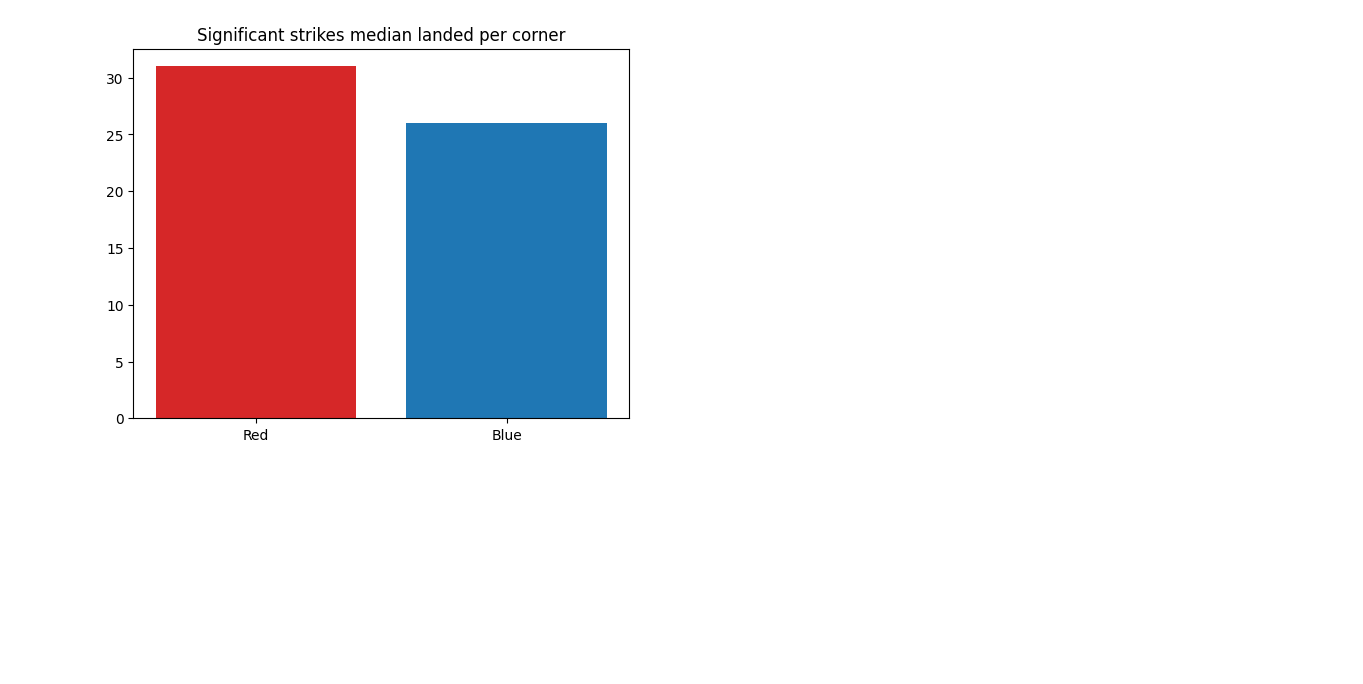
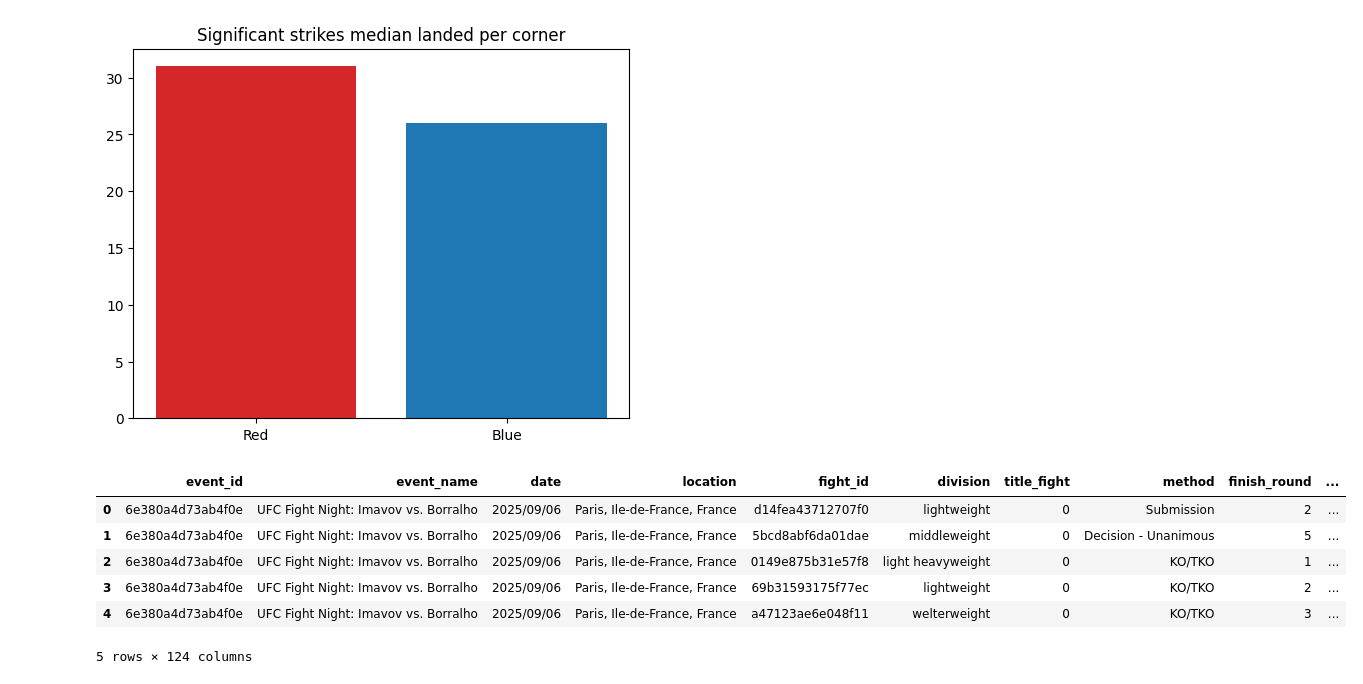
Before and after one commit to ATalaveraDev/UFC_analisys, a Jupyter notebook: notebooks/descriptive analysis.ipynb, the cells around one changed output. Saved outputs shown, nothing was run; the diff lists cells and outputs as text; code cells hidden in the pictures; blank space fills up the shorter version.

```diff
--- a/notebooks/descriptive analysis.ipynb
+++ b/notebooks/descriptive analysis.ipynb
@@ -131,3 +140,13 @@ ax.set_title('Significant strikes median landed per corner')
 # %% [output]
 Text(0.5, 1.0, 'Significant strikes median landed per corner')
 [figure]
+# %%
+data.head()
+# %% [output]
+|  | event_id | event_name | date | location | fight_id | division | title_fight | method | finish_round | ... |
+| 0 | 6e380a4d73ab4f0e | UFC Fight Night: Imavov vs. Borralho | 2025/09/06 | Paris, Ile-de-France, France | d14fea43712707f0 | lightweight | 0 | Submission | 2 | ... |
+| 1 | 6e380a4d73ab4f0e | UFC Fight Night: Imavov vs. Borralho | 2025/09/06 | Paris, Ile-de-France, France | 5bcd8abf6da01dae | middleweight | 0 | Decision - Unanimous | 5 | ... |
+| 2 | 6e380a4d73ab4f0e | UFC Fight Night: Imavov vs. Borralho | 2025/09/06 | Paris, Ile-de-France, France | 0149e875b31e57f8 | light heavyweight | 0 | KO/TKO | 1 | ... |
+| 3 | 6e380a4d73ab4f0e | UFC Fight Night: Imavov vs. Borralho | 2025/09/06 | Paris, Ile-de-France, France | 69b31593175f77ec | lightweight | 0 | KO/TKO | 2 | ... |
+| 4 | 6e380a4d73ab4f0e | UFC Fight Night: Imavov vs. Borralho | 2025/09/06 | Paris, Ile-de-France, France | a47123ae6e048f11 | welterweight | 0 | KO/TKO | 3 | ... |
+5 rows × 124 columns
```
Also changed, not shown: parts of 2 cells of this notebook, 2 other files.
